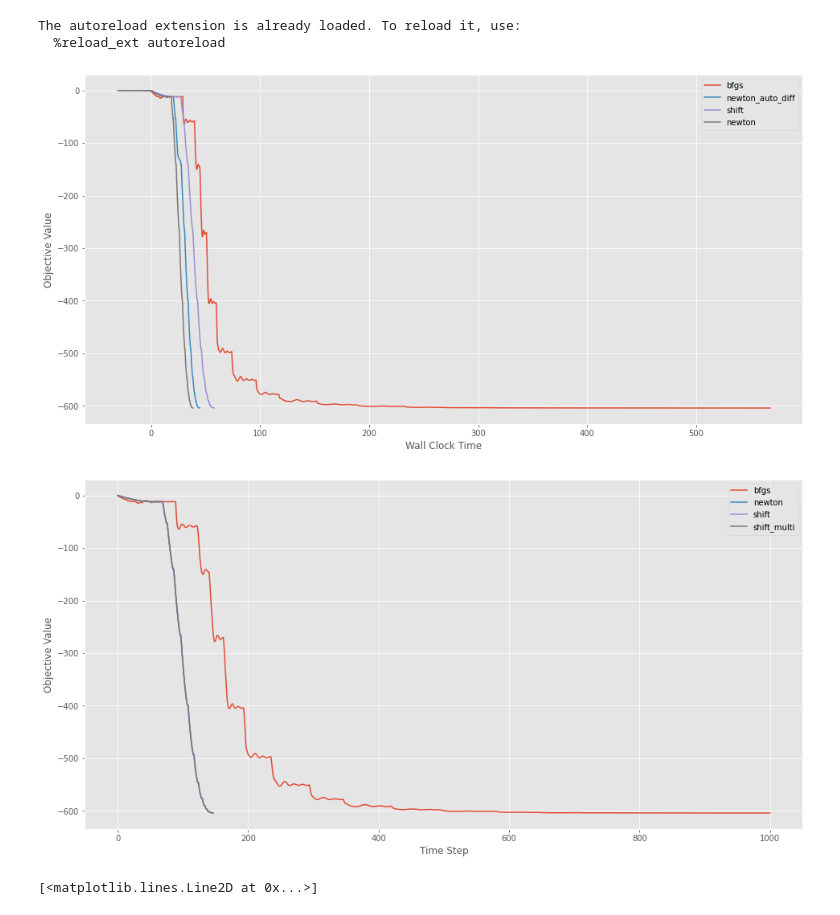
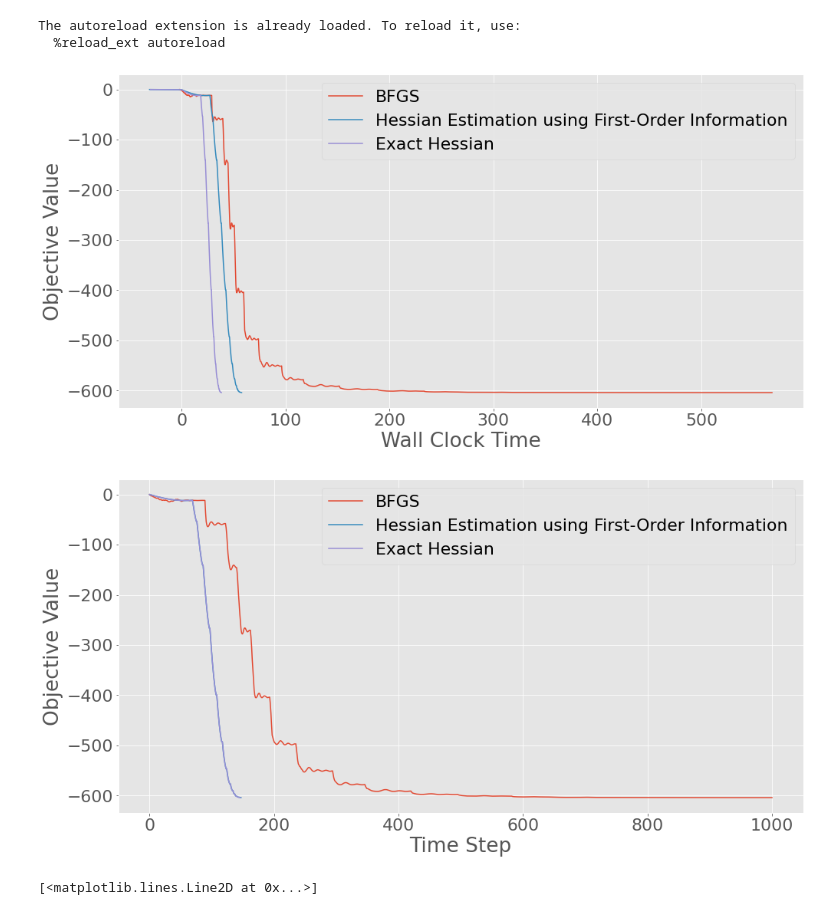
Before and after one commit to daniellengyel/new_adventure, a Jupyter notebook: notebooks/Opt_Comparisons.ipynb, the cells around one changed output. Saved outputs shown, nothing was run; the diff lists cells and outputs as text; code cells hidden in the pictures.

```diff
--- a/notebooks/Opt_Comparisons.ipynb
+++ b/notebooks/Opt_Comparisons.ipynb
@@ -22,6 +22,8 @@ def load_opt_path(experiment_folder, process_id):
 plt.rcParams['figure.figsize'] = [16,8]
 plt.style.use('ggplot')
 plt.rcParams['lines.markersize'] = 2
+
+plt.rcParams["font.size"] = 22
 # %% [output]
 The autoreload extension is already loaded. To reload it, use:
   %reload_ext autoreload
@@ -66,33 +68,35 @@ shift_multi_vals[:, 1] -= shift_multi_vals[1, 1]
 # newton_vals = np.array([[[np.sum(p[i][0]), p[i][1]] for i in range(len(p))] for p in newton_path ]).reshape(-1, 2)
 # shift_vals = np.array([[[np.sum(p[i][0]), p[i][1]] for i in range(len(p))] for p in shift_path ]).reshape(-1, 2)
 # %%
-plt.plot(bfgs_vals[:, 1], bfgs_vals[:, 0], label="bfgs")
-plt.plot(newton_vals[:, 1], newton_vals[:, 0], label="newton_auto_diff")
-plt.plot(shift_vals[:, 1], shift_vals[:, 0], label="shift")
-plt.plot(shift_multi_vals[:, 1], shift_multi_vals[:, 0], label="newton")
+plt.plot(bfgs_vals[:, 1], bfgs_vals[:, 0], label="BFGS")
+# plt.plot(newton_vals[:, 1], newton_vals[:, 0], label="newton_auto_diff")
+plt.plot(shift_vals[:, 1], shift_vals[:, 0], label="Hessian Estimation using First-Order Information")
+plt.plot(shift_multi_vals[:, 1], shift_multi_vals[:, 0], label="Exact Hessian")
 
 plt.legend()
 # plt.ylim(-6000, -5500)
 plt.xlabel("Wall Clock Time")
 plt.ylabel("Objective Value")
 # plt.yscale('log')
+plt.savefig("../figs/wall_clock.png")
 plt.show()
 # %% [output]
-[figure, old version]
+[figure, new version]
 # %%
-plt.plot(bfgs_vals[:, 0], label="bfgs")
-plt.plot(newton_vals[:, 0], label="newton")
-plt.plot(shift_vals[:, 0], label="shift")
-plt.plot(shift_multi_vals[:, 0], label="shift_multi")
+plt.plot(bfgs_vals[:, 0], label="BFGS")
+# plt.plot(newton_vals[:, 0], label="newton")
+plt.plot(shift_vals[:, 0], label="Hessian Estimation using First-Order Information")
+plt.plot(shift_multi_vals[:, 0], label="Exact Hessian")
 
 plt.legend()
 # plt.ylim(-6000, -5500)
 plt.xlabel("Time Step")
 plt.ylabel("Objective Value")
 # plt.yscale('log')
+plt.savefig("../figs/time_steps.png")
 plt.show()
 # %% [output]
-[figure, old version]
+[figure, new version]
 # %%
 def path_distance(path1, path2):
     res = []
```
Also changed, not shown: 1 other file.
